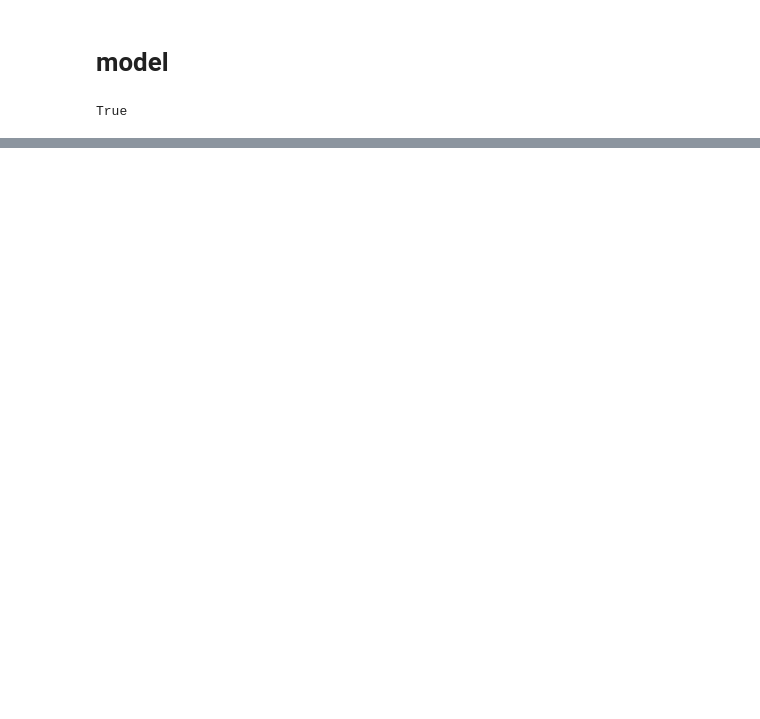
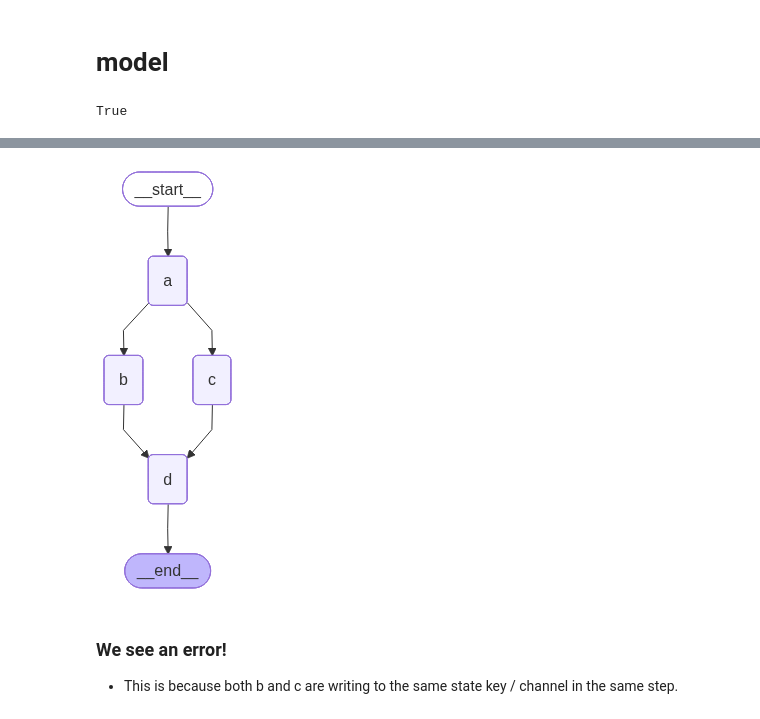
Before and after one commit to Abdoosaeid/LangGraph-Mastery, a Jupyter notebook: 17-parallelization.ipynb, the cells around one changed output, grey strips where cells are left out. Cells and saved outputs as stored; diff of their text form; code cells hidden in the pictures; blank space fills up the shorter version.

```diff
--- a/17-parallelization.ipynb
+++ b/17-parallelization.ipynb
@@ -27,0 +89,24 @@ tavily = TavilySearch(api_key=TAVILY_API)
+# %%
+builder = StateGraph(State)
+
+# Initialize each node with node_secret
+builder.add_node("a", ReturnNodeValue("I'm A"))
+builder.add_node("b", ReturnNodeValue("I'm B"))
+builder.add_node("c", ReturnNodeValue("I'm C"))
+builder.add_node("d", ReturnNodeValue("I'm D"))
+
+# Flow
+builder.add_edge(START, "a")
+builder.add_edge("a", "b")
+builder.add_edge("a", "c")
+builder.add_edge("b", "d")
+builder.add_edge("c", "d")
+builder.add_edge("d", END)
+graph = builder.compile()
+
+display(Image(graph.get_graph().draw_mermaid_png()))
+# %% [output]
+[figure, added]
+# %% [markdown]
+### We see an error!
+- This is because both b and c are writing to the same state key / channel in the same step.
```
Also changed, not shown: parts of 14 cells of this notebook.
